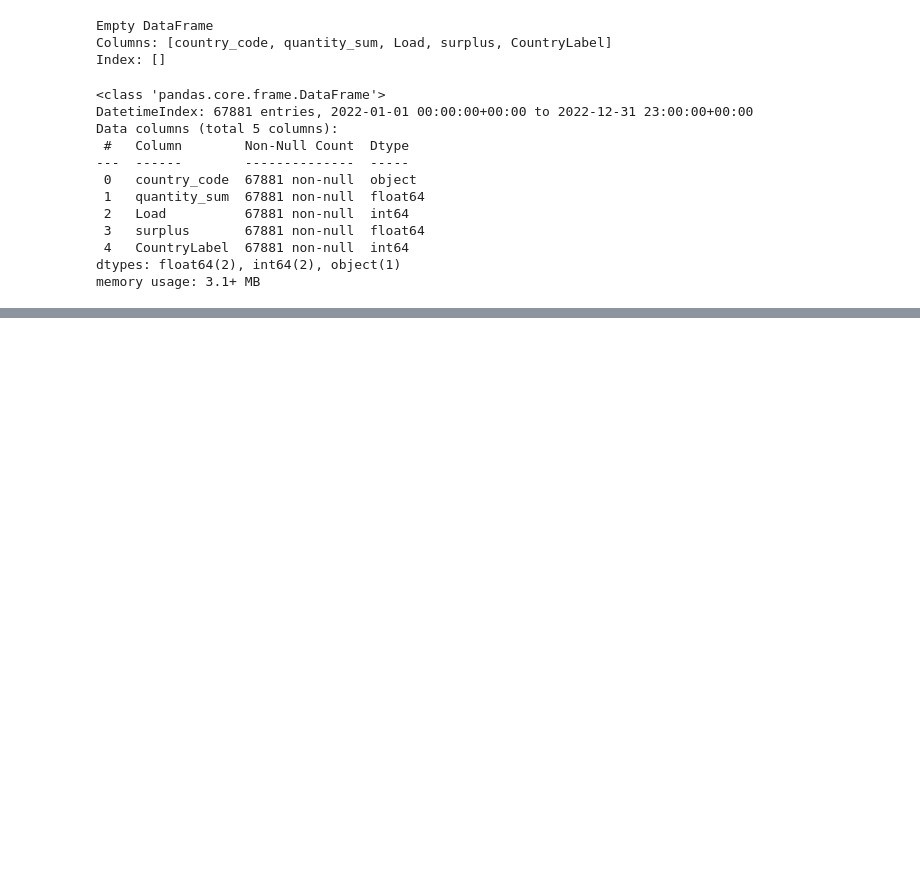
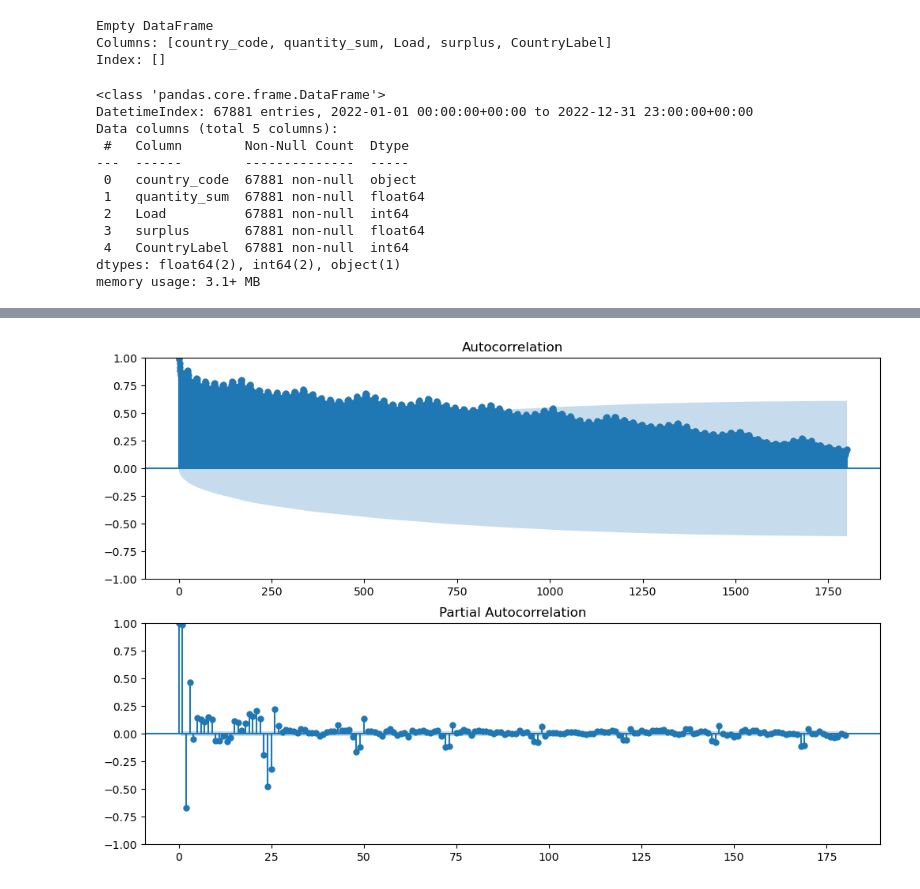
Before and after one commit to JuanNeuenschwandesBTS/MachineDreamerHackatom, a Jupyter notebook: 3_EDA/EDA.ipynb, the cells around one changed output, grey strips where cells are left out. Cells and saved outputs as stored; diff of their text form; code cells hidden in the pictures; blank space fills up the shorter version.

```diff
--- a/3_EDA/EDA.ipynb
+++ b/3_EDA/EDA.ipynb
@@ -315,0 +271,7 @@ Warnings:
+# %%
+# Check for stationarity
+result = adfuller(arima_df['surplus'])
+print('ADF Statistic: %f' % result[0])
+print('p-value: %f' % result[1])
+# If p-value > 0.05, the series is not stationary and you need to difference it
+# The null hypothesis that the series has a unit root (i.e., is non-stationary) cannot be rejected
@@ -315,0 +297,9 @@ Warnings:
+# %%
+# Apply differencing if needed and determine 'd'
+if result[1] > 0.05:
+    # Assuming one level of differencing makes the series stationary
+    d = 1
+    arima_df.loc[:, 'surplus_diff'] = arima_df['surplus'].diff(periods=d).dropna()
+else:
+    d = 0
+    arima_df.loc[:, 'surplus_diff'] = arima_df['surplus']
@@ -315,0 +325,8 @@ Warnings:
+# %%
+# Plot ACF and PACF
+fig, (ax1, ax2) = plt.subplots(2, 1, figsize=(12, 8))
+plot_acf(arima_df['surplus_diff'], lags=1800, ax=ax1)  # Change lags as needed
+plot_pacf(arima_df['surplus_diff'], lags=180, ax=ax2)  # Change lags as needed
+plt.show()
+# %% [output]
+[figure, added]
```
Also changed, not shown: parts of 24 cells of this notebook, 2 other files.
